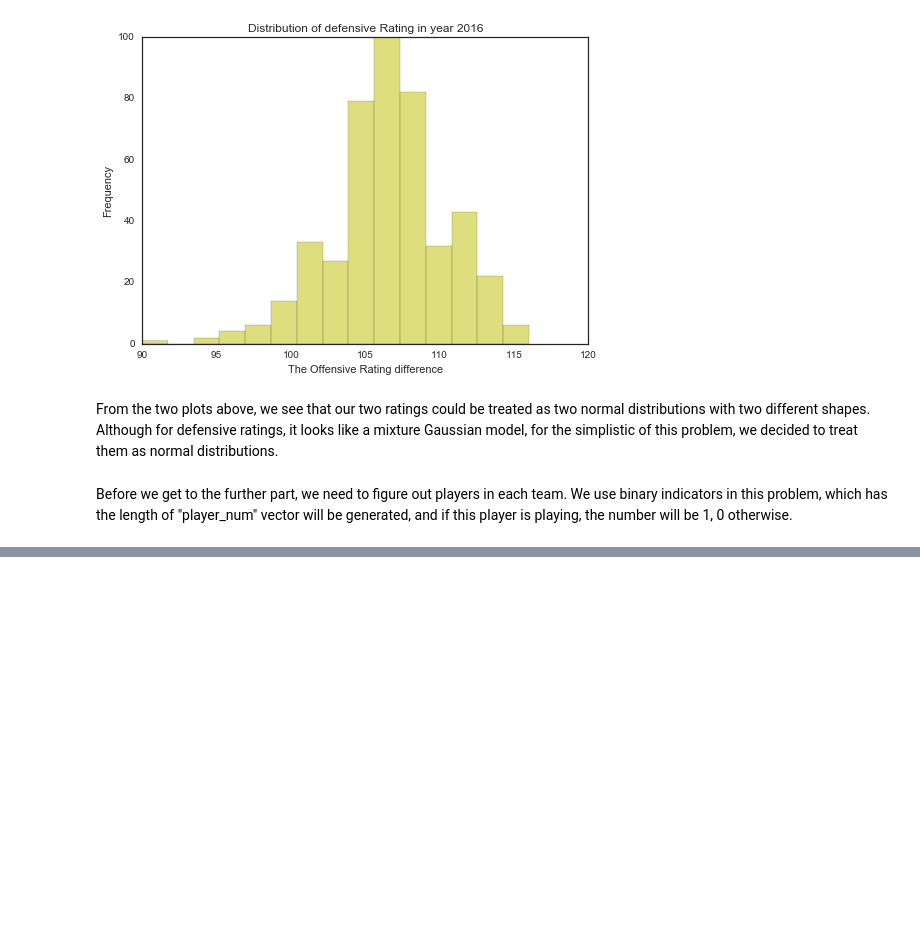
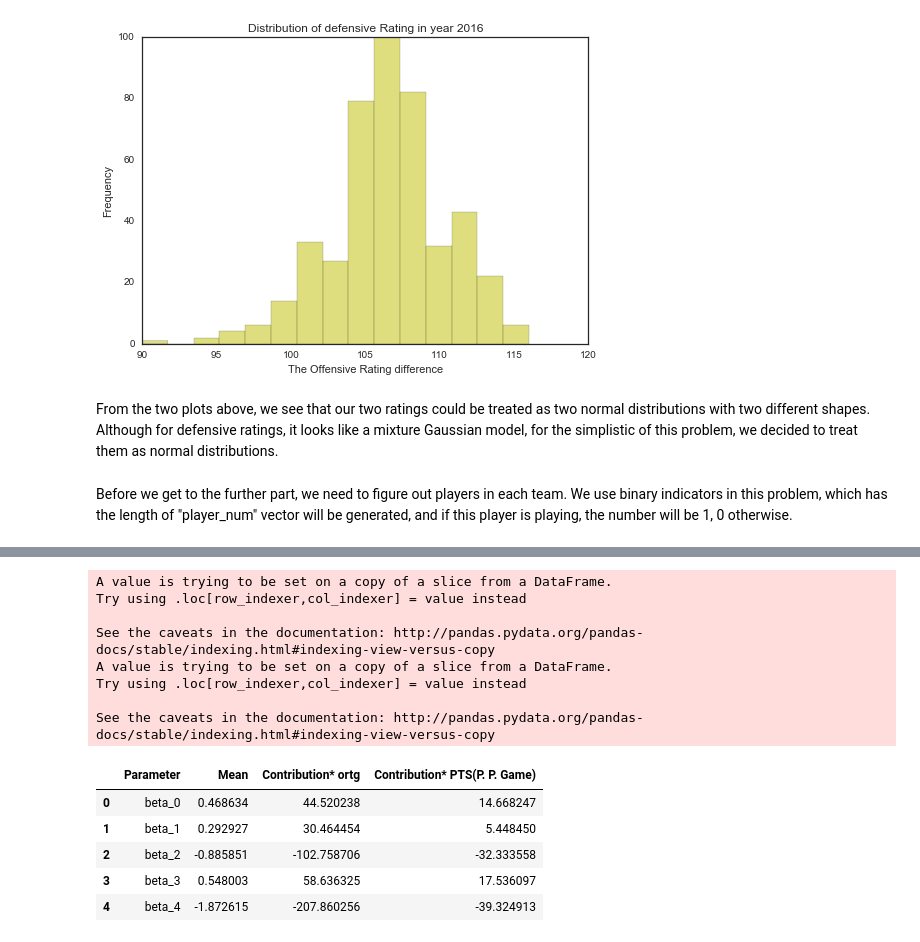
Before and after one commit to AM207Fantasy/am207, a Jupyter notebook: Pymc and Pooling.ipynb, the cells around one changed output, grey strips where cells are left out. Drawn from its saved outputs; the diff is of its cells as text; code cells hidden in the pictures; blank space fills up the shorter version.

```diff
--- a/Pymc and Pooling.ipynb
+++ b/Pymc and Pooling.ipynb
@@ -232,0 +133,6 @@ array(['Monta Ellis', 'Ed Davis', 'Cliff Alexander', 'Gary Neal',
+# %%
+# a data structure for guest team
+guest_team = {}
+guest_team_lookup = game16_df['Visitor/Neutral'].values
+for i in xrange(len(guest_team_lookup)):
+    guest_team[i] = team_binary[guest_team_lookup[i]]
@@ -232,0 +148,27 @@ array(['Monta Ellis', 'Ed Davis', 'Cliff Alexander', 'Gary Neal',
+# %%
+# Pymc Part
+# 1*n beta vector, n is the number of players inside one team
+# n*1 x vector, x could be either defensive or offensive
+# Each player's contribution could be understood as positive and negative
+# Each player's distribution could be treated as independently, with mu = 0
+# To figure out the mean value for normal distribution
+# (beta*x - gamma*x2) - (beta*x2 - gamma*x1)
+@pm.observed
+def likelihood(offensive_x = ortg_values , defensive_y = drtg_values,beta = beta,gamma = gamma,
+               guest_team_line_up = guest_team_line_up,host_team_line_up = host_team_line_up, value = score_diff,
+              beta_constant = beta_constant,gamma_constant = gamma_constant,
+              guest_team = guest_team, host_team = host_team):
+    likelihood = 0
+    for i in xrange(0, len(value)):
+        # select team members and dot product their beta and ratings
+        # mean shall follow: (O_i - D_j ) - (O_j - D_i)
+        guest_indicator = guest_team_line_up[i]
+        host_indicator = host_team_line_up[i]
+        guest_team_indicator = guest_team[i]
+        host_team_indicator = host_team[i]
+        guest_diff = offensive_x[guest_indicator].dot(beta[guest_indicator]) - defensive_y[host_indicator].dot(gamma[host_indicator])
+        host_diff = offensive_x[host_indicator].dot(beta[host_indicator]) - defensive_y[guest_indicator].dot(gamma[guest_indicator])
+        constant = beta_constant[guest_team_indicator] - beta_constant[host_team_indicator] - gamma_constant[host_team_indicator] + gamma_constant[guest_team_indicator]
+        mean = constant + guest_diff - host_diff
+        likelihood += pm.normal_like(value[i], mean, 1)
+    return likelihood
@@ -232,0 +193,27 @@ array(['Monta Ellis', 'Ed Davis', 'Cliff Alexander', 'Gary Neal',
+# %%
+# Read csv and analyze the data
+mcmc.write_csv("pymcResult.csv")
+pymc_result = pd.read_csv('pymcResult.csv')[['Parameter', ' Mean']]
+beta_result = pymc_result[:451]
+gamma_result = pymc_result[481:481+451]
+rosters = player_info["Player"].values
+player_PTS = player_info['PTS'].values
+#Adjusted Contribution with Points per game
+beta_result["Contribution* ortg"] = beta_result[' Mean'] * ortg_values
+beta_result["Contribution* PTS(P. P. Game)"] = beta_result[' Mean'] * player_PTS
+beta_result.head()
+# %% [output]
+A value is trying to be set on a copy of a slice from a DataFrame.
+Try using .loc[row_indexer,col_indexer] = value instead
+
+See the caveats in the documentation: http://pandas.pydata.org/pandas-docs/stable/indexing.html#indexing-view-versus-copy
+A value is trying to be set on a copy of a slice from a DataFrame.
+Try using .loc[row_indexer,col_indexer] = value instead
+
+See the caveats in the documentation: http://pandas.pydata.org/pandas-docs/stable/indexing.html#indexing-view-versus-copy
+|  | Parameter | Mean | Contribution* ortg | Contribution* PTS(P. P. Game) |
+| 0 | beta_0 | 0.468634 | 44.520238 | 14.668247 |
+| 1 | beta_1 | 0.292927 | 30.464454 | 5.448450 |
+| 2 | beta_2 | -0.885851 | -102.758706 | -32.333558 |
+| 3 | beta_3 | 0.548003 | 58.636325 | 17.536097 |
+| 4 | beta_4 | -1.872615 | -207.860256 | -39.324913 |
```
Also changed, not shown: parts of 38 cells of this notebook, 1 other file.
